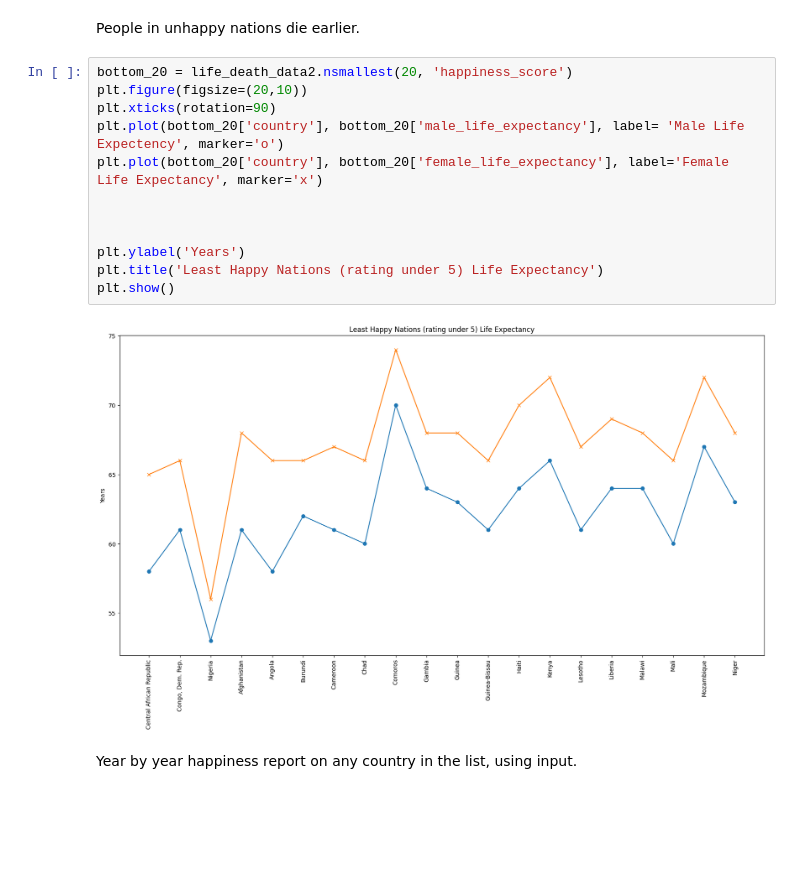
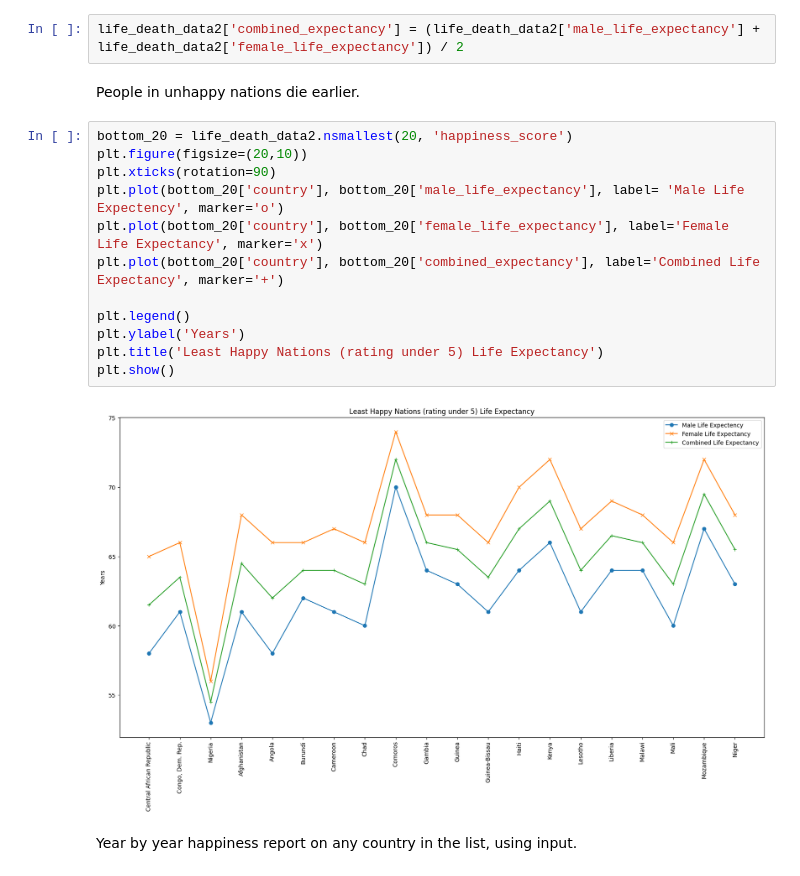
Before and after one commit to tara-hylton/world_happiness, a Jupyter notebook: world happiness.ipynb, the cells around one changed output. Cells and saved outputs as stored; diff of their text form; blank space fills up the shorter version.

```diff
--- a/world happiness.ipynb
+++ b/world happiness.ipynb
@@ -327,22 +327,24 @@ female_mean = life_death_data2['female_life_expectancy'].mean()
 female_mean
 # %% [output]
 np.float64(77.15492957746478)
+# %%
+life_death_data2['combined_expectancy'] = (life_death_data2['male_life_expectancy'] + life_death_data2['female_life_expectancy']) / 2
 # %% [markdown]
 People in unhappy nations die earlier.
 # %%
 bottom_20 = life_death_data2.nsmallest(20, 'happiness_score')
 plt.figure(figsize=(20,10))
 plt.xticks(rotation=90)
 plt.plot(bottom_20['country'], bottom_20['male_life_expectancy'], label= 'Male Life Expectency', marker='o')
 plt.plot(bottom_20['country'], bottom_20['female_life_expectancy'], label='Female Life Expectancy', marker='x')
+plt.plot(bottom_20['country'], bottom_20['combined_expectancy'], label='Combined Life Expectancy', marker='+')
 
-
-
+plt.legend()
 plt.ylabel('Years')
 plt.title('Least Happy Nations (rating under 5) Life Expectancy')
 plt.show()
 # %% [output]
-[figure, old version]
+[figure, new version]
 # %% [markdown]
 Year by year happiness report on any country in the list, using input.
 # %%
```
Also changed, not shown: parts of 14 cells of this notebook, 2 other files.
